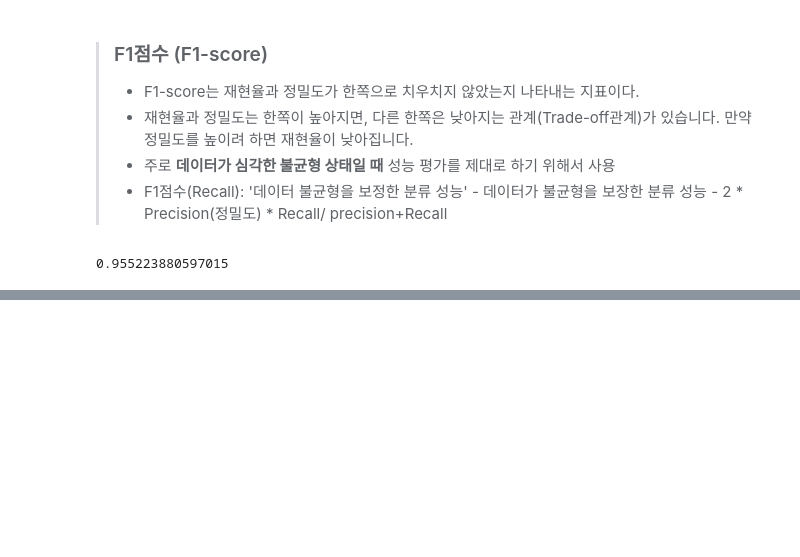
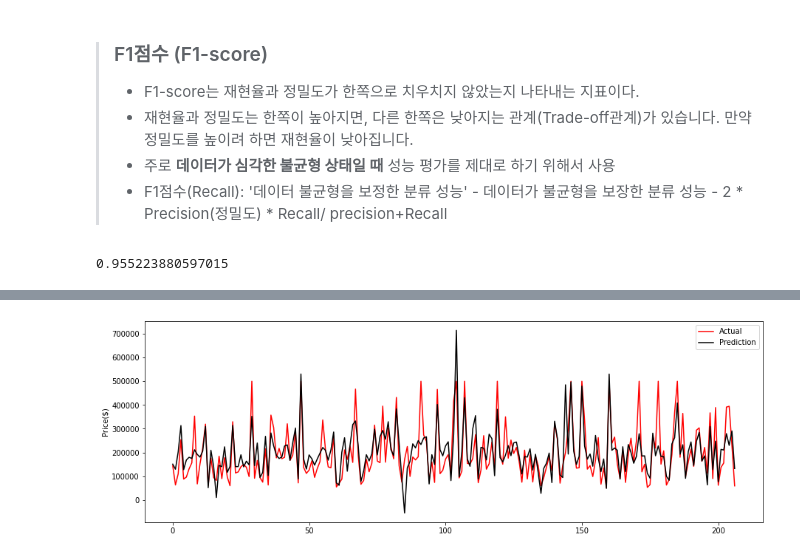
Before and after one commit to sleeptiger/Abc-project, a Jupyter notebook: 머신러닝L.ipynb, the cells around one changed output, grey strips where cells are left out. Saved outputs shown, nothing was run; the diff lists cells and outputs as text; code cells hidden in the pictures; blank space fills up the shorter version.

```diff
--- a/머신러닝L.ipynb
+++ b/머신러닝L.ipynb
@@ -734,0 +848,5 @@ auc_score: 0.96
+# %%
+from sklearn.datasets import fetch_california_housing
+dataset = fetch_california_housing()
+cal_house_df = pd.DataFrame(dataset.data, columns=dataset.feature_names)
+cal_house_df['Price($)'] = dataset.target * 100000
@@ -734,0 +869,7 @@ auc_score: 0.96
+# %%
+from sklearn.model_selection import train_test_split
+
+X = cal_house_df.drop('Price($)', axis=1)
+Y = cal_house_df['Price($)']
+
+X_train, X_test, Y_train, Y_test = train_test_split(X, Y, test_size=0.01, shuffle=True)
@@ -734,0 +907,4 @@ auc_score: 0.96
+# %%
+# 다중선형 회귀 모델 정의/학습
+mlr_model = LinearRegression()
+mlr_model.fit(X_train, Y_train)
@@ -734,0 +913,3 @@ auc_score: 0.96
+# %%
+predictions = mlr_model.predict(X_test)
+predictions
@@ -734,0 +934,12 @@ auc_score: 0.96
+# %%
+# 예측 시각화
+Y_test = Y_test.reset_index(drop=True)
+
+plt.figure(figsize=(15,5))
+plt.plot(Y_test, label='Actual', color='red')
+plt.plot(predictions, label='Prediction', color='black')
+plt.legend(loc='upper right')
+plt.ylabel('Price($)')
+plt.show()
+# %% [output]
+[figure, added]
```
Also changed, not shown: parts of 39 cells of this notebook.
